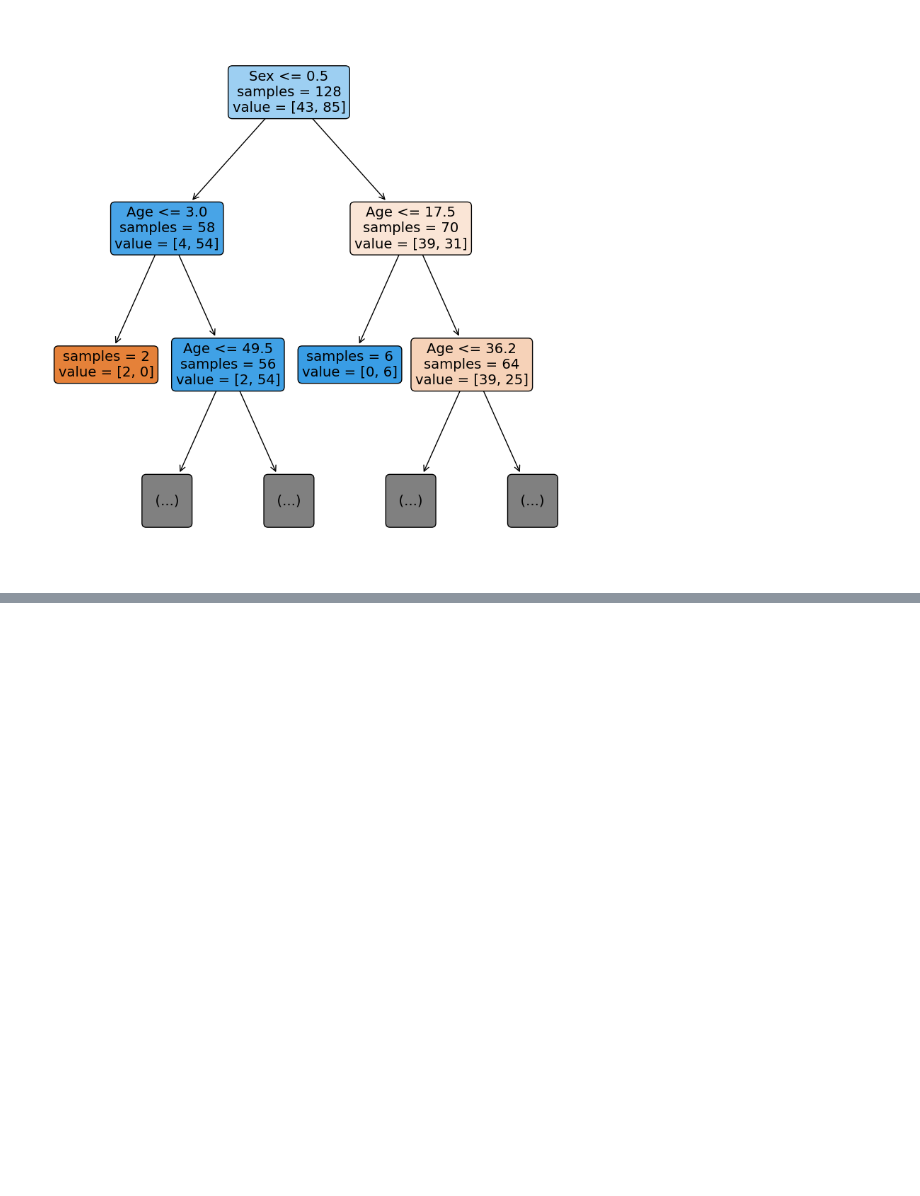
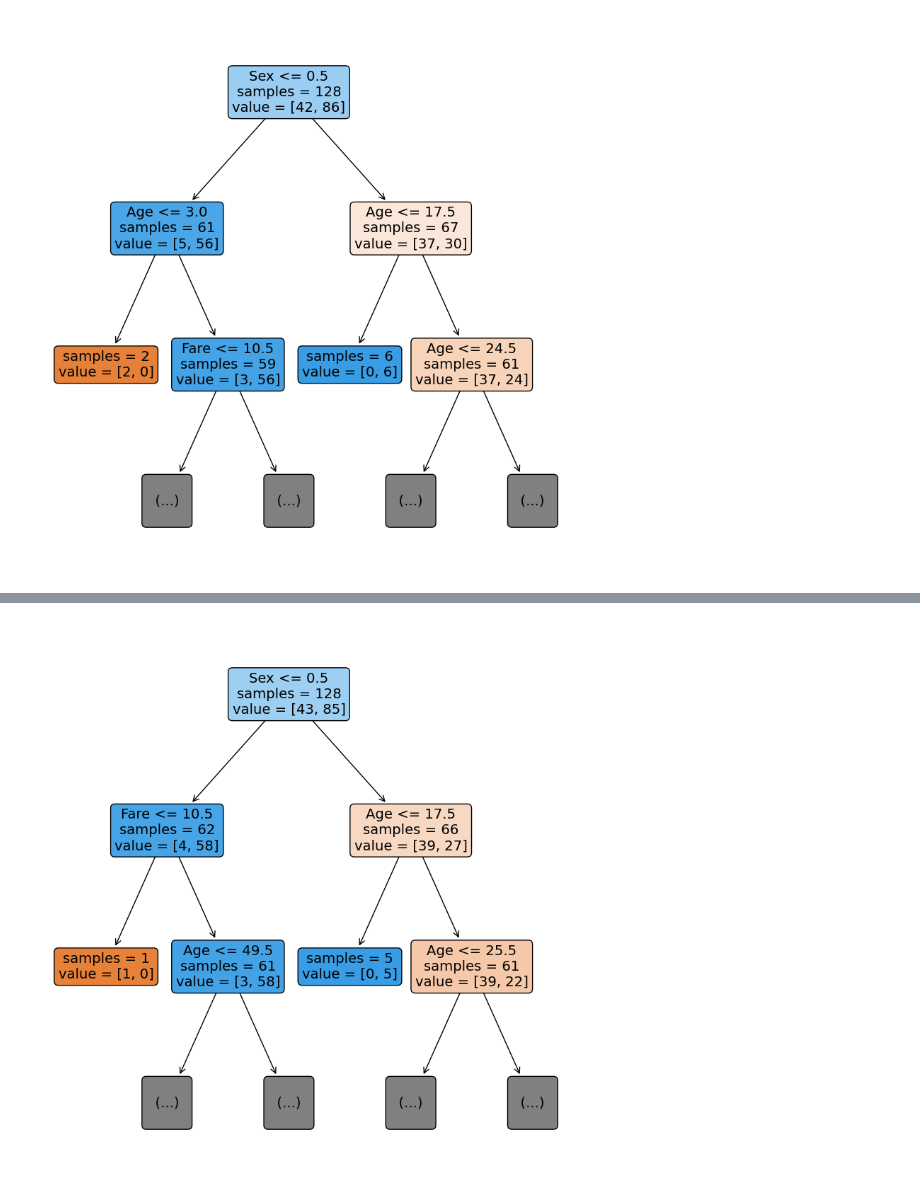
Before and after one commit to hmyrcmn/MachinaLearning, a Jupyter notebook: DesicionTree.ipynb, the cells around one changed output, grey strips where cells are left out. Drawn from its saved outputs; the diff is of its cells as text; code cells hidden in the pictures; blank space fills up the shorter version.

```diff
--- a/DesicionTree.ipynb
+++ b/DesicionTree.ipynb
@@ -77,3 +77,13 @@ plot_tree(decisiontree,
 plt.show()
 # %% [output]
 [figure]
+# %%
+X_train, X_test, y_train, y_test = train_test_split(X, y, test_size=0.3)
+# %%
+decisiontree = DecisionTreeClassifier()
+decisiontree = DecisionTreeClassifier()
+randomforest = RandomForestClassifier()
+decisiontree.fit(X_train, y_train)
+randomforest.fit(X_train, y_train)
+decisiontree_pred = decisiontree.predict(X_test)
+randomforest_pred = randomforest.predict(X_test)
@@ -79,0 +112,16 @@ plt.show()
+# %%
+from sklearn.tree import plot_tree
+import matplotlib.pyplot as plt
+
+fig = plt.figure(figsize=(10,10))
+plot_tree(decisiontree,
+          max_depth=2,
+          feature_names=X.columns,
+          filled=True,
+          impurity=False,
+          rounded=True,
+          precision=1)
+
+plt.show()
+# %% [output]
+[figure, added]
```
Also changed, not shown: parts of 4 cells of this notebook.
